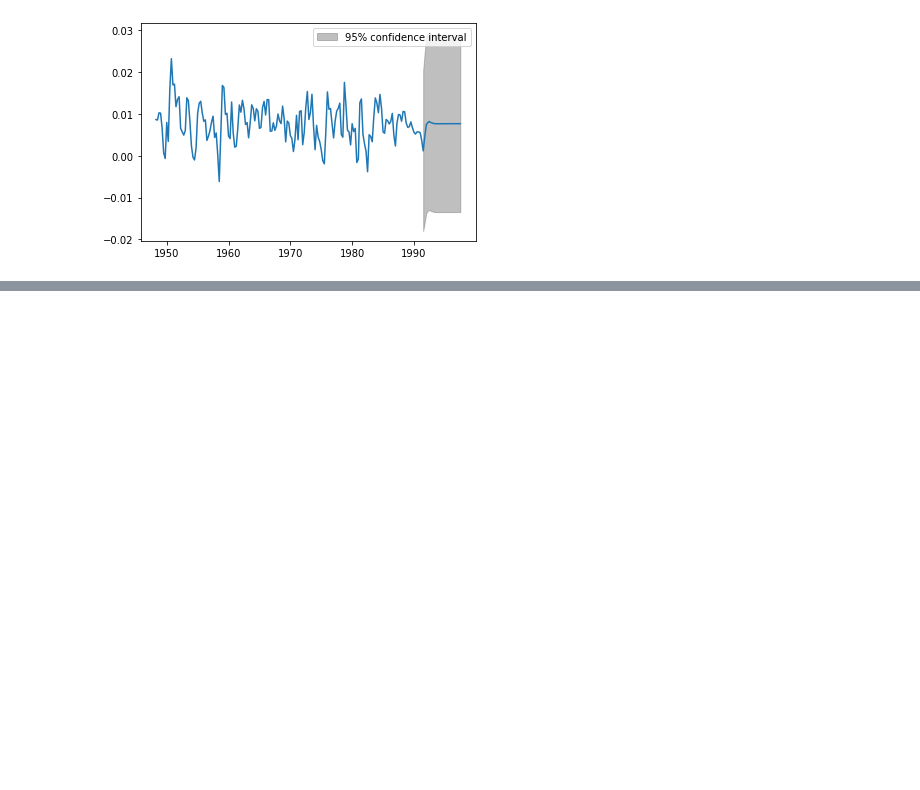
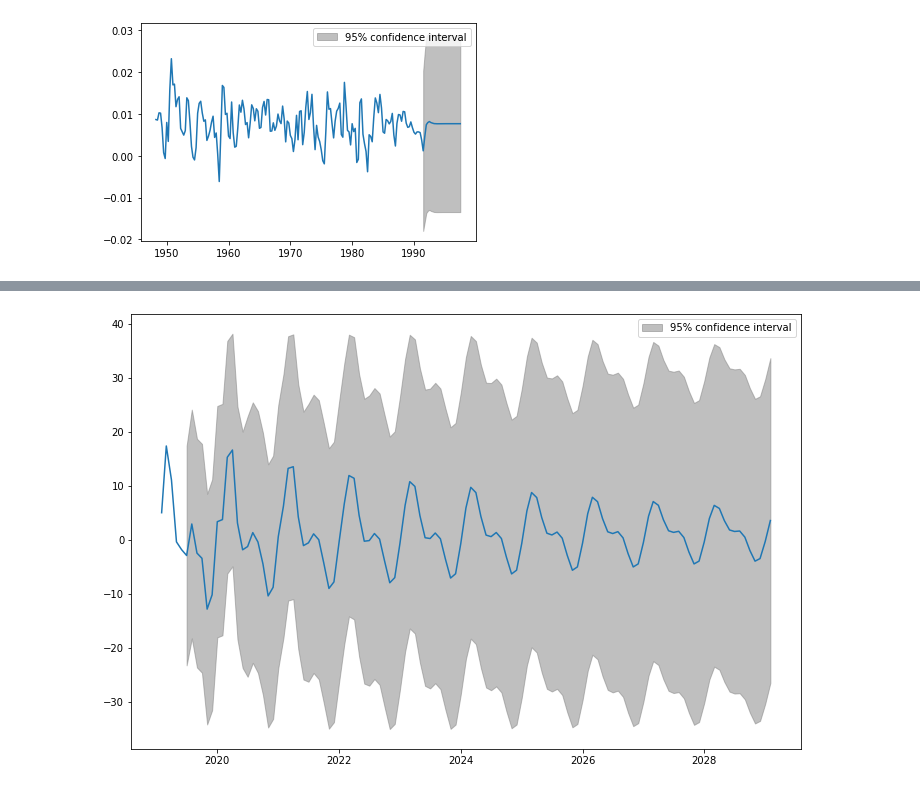
Before and after one commit to Jincheng-Gong/aofts3rd_python, a Jupyter notebook: codes/Ch2_Linear_Time_Series_Analysis&Its_Applications.ipynb, the cells around one changed output, grey strips where cells are left out. Saved outputs shown, nothing was run; the diff lists cells and outputs as text; code cells hidden in the pictures; blank space fills up the shorter version.

```diff
--- a/codes/Ch2_Linear_Time_Series_Analysis&Its_Applications.ipynb
+++ b/codes/Ch2_Linear_Time_Series_Analysis&Its_Applications.ipynb
@@ -208,0 +226,3 @@ data = pdr.get_data_fred('HOUSTNSA', '1959-01-01', '2019-06-01')
+# %%
+res = sel.model.fit()
+print(res.summary())
@@ -208,0 +247,5 @@ data = pdr.get_data_fred('HOUSTNSA', '1959-01-01', '2019-06-01')
+# %%
+fig = plt.figure(figsize=(12, 8))
+fig = res.plot_predict(720, 840, fig = fig)
+# %% [output]
+[figure, added]
```
Also changed, not shown: parts of 9 cells of this notebook.
